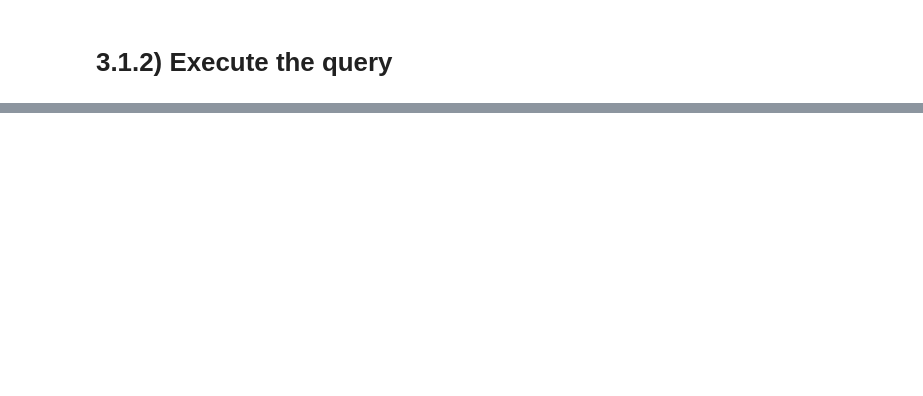
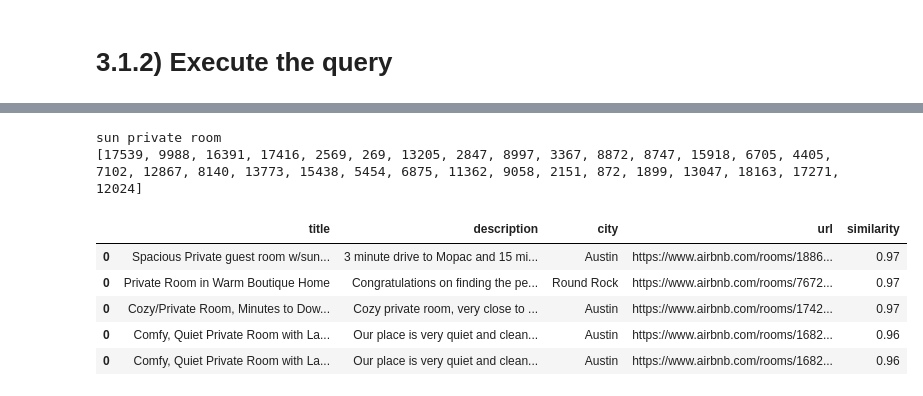
Before and after one commit to DanieleFi/ADMThirdHomework, a Jupyter notebook: ADMThirdHomework.ipynb, the cells around one changed output, grey strips where cells are left out. Cells and saved outputs as stored; diff of their text form; code cells hidden in the pictures; blank space fills up the shorter version.

```diff
--- a/ADMThirdHomework.ipynb
+++ b/ADMThirdHomework.ipynb
@@ -344,0 +454,4 @@ room sun beach
+# %%
+tf_idf_dic=calculate_tf_idf(airbnb_data)
+# %%
+inverted_idx2=compute_inverted_idx2(inverted_idx,vocabulary,tf_idf_dic)
@@ -344,0 +466,36 @@ room sun beach
+# %%
+def search_engine(k):
+    user_query=str(input())
+    user_query=preprocessing_text(user_query)
+    user_query_tfidf=np.ones(len(user_query))
+
+    list_term_idx=[]
+    #list of dataframes
+    list_tf_idf=[]
+
+    result_set=[]
+
+    result_tf_idf_dic=defaultdict(list)
+    for word in user_query:
+        #if word exist in the vocabulary
+        if word in vocabulary.keys():
+            list_term_idx.append(set(inverted_idx[vocabulary[word]]))
+            list_tf_idf.append((inverted_idx2[vocabulary[word]]))#[:,1])
+            #result_tf_idf_dic
+        else:
+            list_term_idx.append({'x'})
+            break
+    result_set=list(set.intersection(*list_term_idx))
+    if 'x' in result_set or not result_set:
+        result_set='No results! Try again!'
+
+    tf_idf_dic=defaultdict(list)
+
+    for tf_idf_1doc in list_tf_idf:
+        for tuple_pair in tf_idf_1doc:
+            if tuple_pair[0] in result_set:
+                tf_idf_dic[tuple_pair[0]].append(tuple_pair[1])
+
+    print(result_set)
+    result_set=finalize_output(result_set,user_query_tfidf,tf_idf_dic,k)
+    return result_set
@@ -344,0 +544,11 @@ room sun beach
+# %%
+search_engine(5)#dallas sun private room
+# %% [output]
+sun private room
+[17539, 9988, 16391, 17416, 2569, 269, 13205, 2847, 8997, 3367, 8872, 8747, 15918, 6705, 4405, 7102, 12867, 8140, 13773, 15438, 5454, 6875, 11362, 9058, 2151, 872, 1899, 13047, 18163, 17271, 12024]
+|  | title | description | city | url | similarity |
+| 0 | Spacious Private guest room w/sun... | 3 minute drive to Mopac and 15 mi... | Austin | https://www.airbnb.com/rooms/1886... | 0.97 |
+| 0 | Private Room in Warm Boutique Home | Congratulations on finding the pe... | Round Rock | https://www.airbnb.com/rooms/7672... | 0.97 |
+| 0 | Cozy/Private Room, Minutes to Dow... | Cozy private room, very close to ... | Austin | https://www.airbnb.com/rooms/1742... | 0.97 |
+| 0 | Comfy, Quiet Private Room with La... | Our place is very quiet and clean... | Austin | https://www.airbnb.com/rooms/1682... | 0.96 |
+| 0 | Comfy, Quiet Private Room with La... | Our place is very quiet and clean... | Austin | https://www.airbnb.com/rooms/1682... | 0.96 |
```
Also changed, not shown: parts of 45 cells of this notebook, 3 other files.
